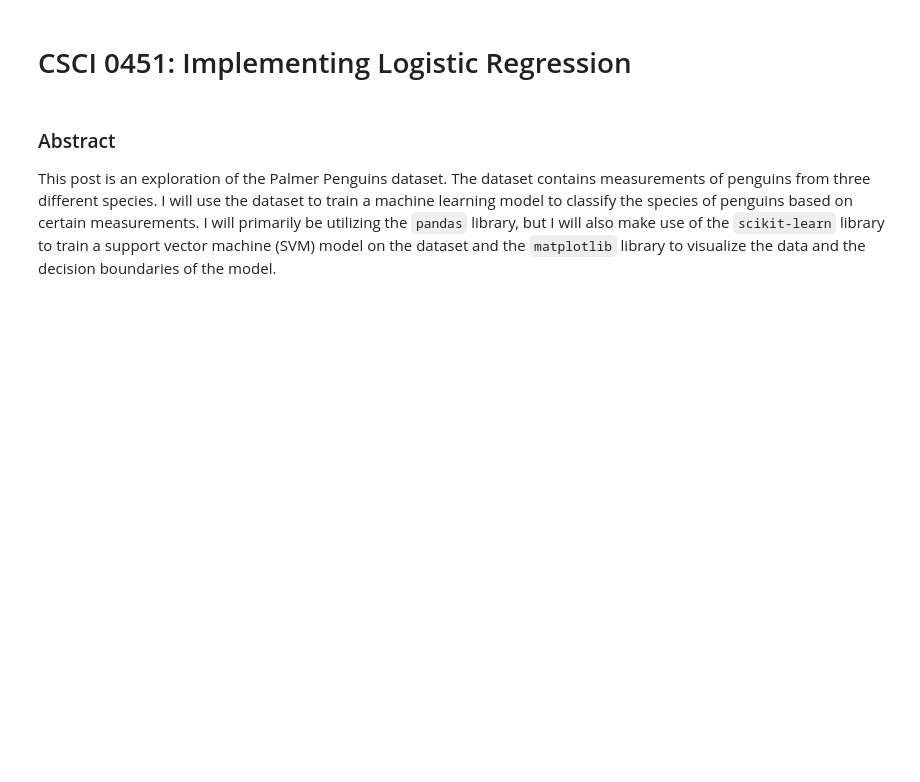
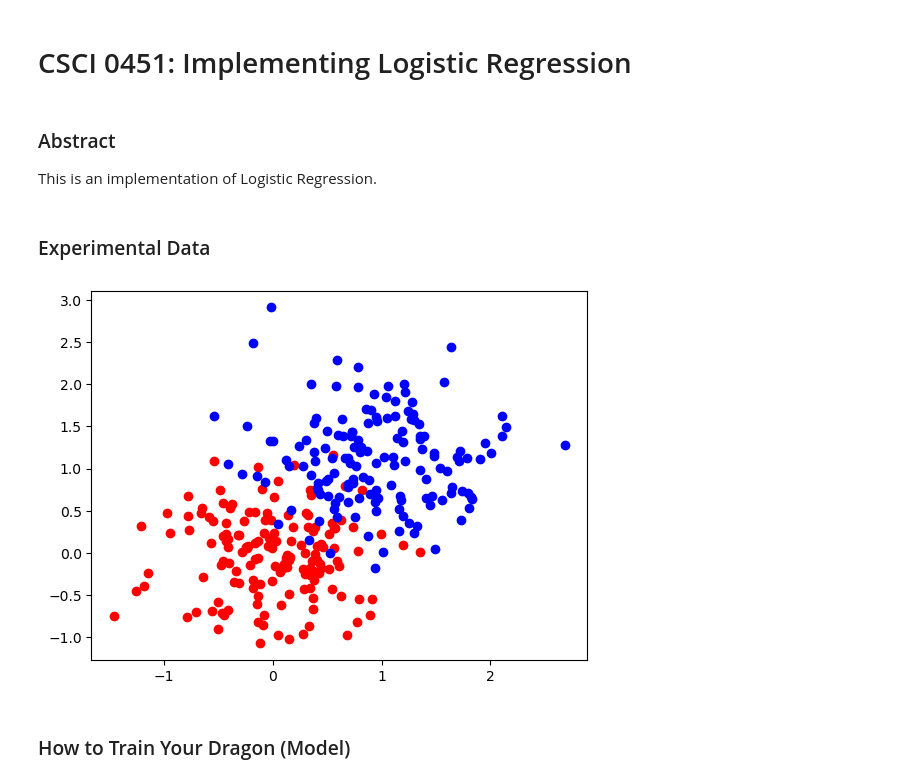
Before and after one commit to jnerenberg/jnerenberg.github.io, a Jupyter notebook: posts/logistic regression/Implementing Logistic Regression.ipynb, the cells around one changed output. Saved outputs shown, nothing was run; the diff lists cells and outputs as text; code cells hidden in the pictures; blank space fills up the shorter version.

```diff
--- a/posts/logistic regression/Implementing Logistic Regression.ipynb
+++ b/posts/logistic regression/Implementing Logistic Regression.ipynb
@@ -21,6 +27,28 @@ hello world
 # %% [markdown]
 # CSCI 0451: Implementing Logistic Regression
-# %% [markdown]
-### Abstract
-
-This post is an exploration of the Palmer Penguins dataset. The dataset contains measurements of penguins from three different species. I will use the dataset to train a machine learning model to classify the species of penguins based on certain measurements. I will primarily be utilizing the  `pandas` library, but I will also make use of the `scikit-learn` library to train a support vector machine (SVM) model on the dataset and the `matplotlib` library to visualize the data and the decision boundaries of the model.
+# %% [markdown]
+### Abstract
+
+This is an implementation of Logistic Regression.
+# %% [markdown]
+### Experimental Data
+# %%
+def classification_data(n_points = 300, noise = 0.2, p_dims = 2):
+
+    y = torch.arange(n_points) >= int(n_points/2)
+    y = 1.0*y
+    X = y[:, None] + torch.normal(0.0, noise, size = (n_points,p_dims))
+    X = torch.cat((X, torch.ones((X.shape[0], 1))), 1)
+
+    return X, y
+
+X, y = classification_data(noise = 0.5)
+
+# graph the data
+plt.scatter(X[y == 0, 0], X[y == 0, 1], color = 'red')
+plt.scatter(X[y == 1, 0], X[y == 1, 1], color = 'blue')
+plt.show()
+# %% [output]
+[figure, added]
+# %% [markdown]
+### How to Train Your Dragon (Model)
```
Also changed, not shown: parts of 16 cells of this notebook, 8 other files.
